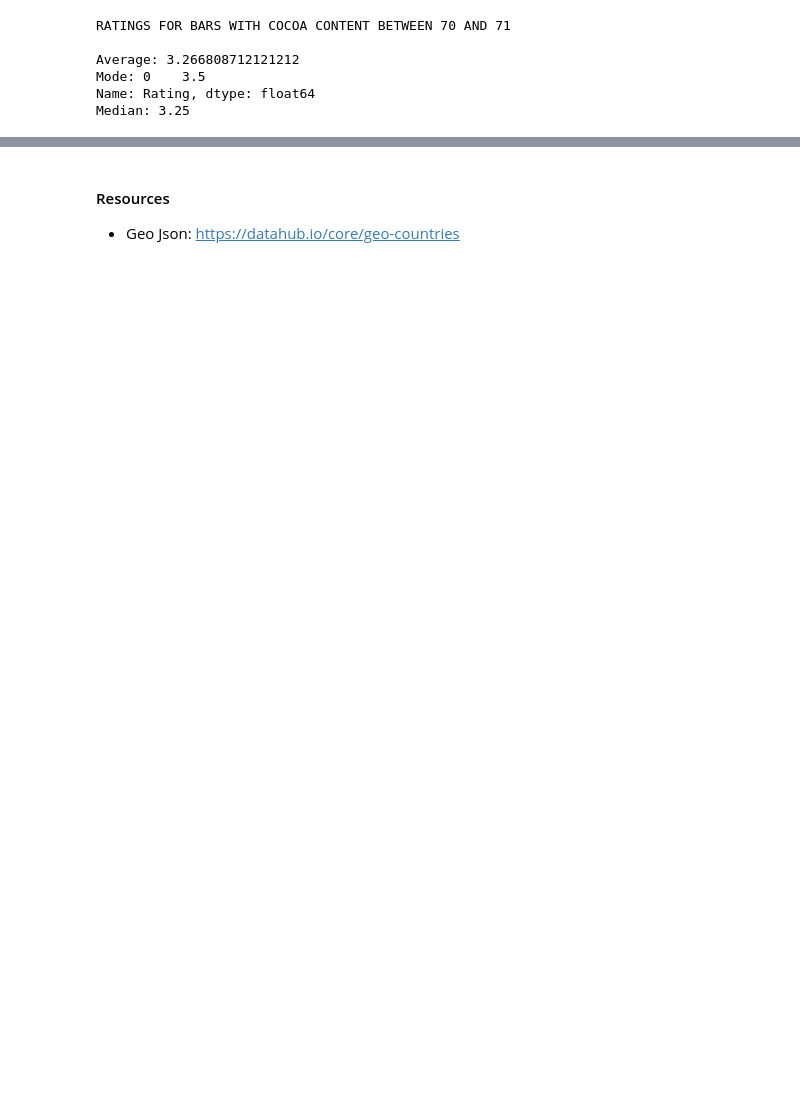
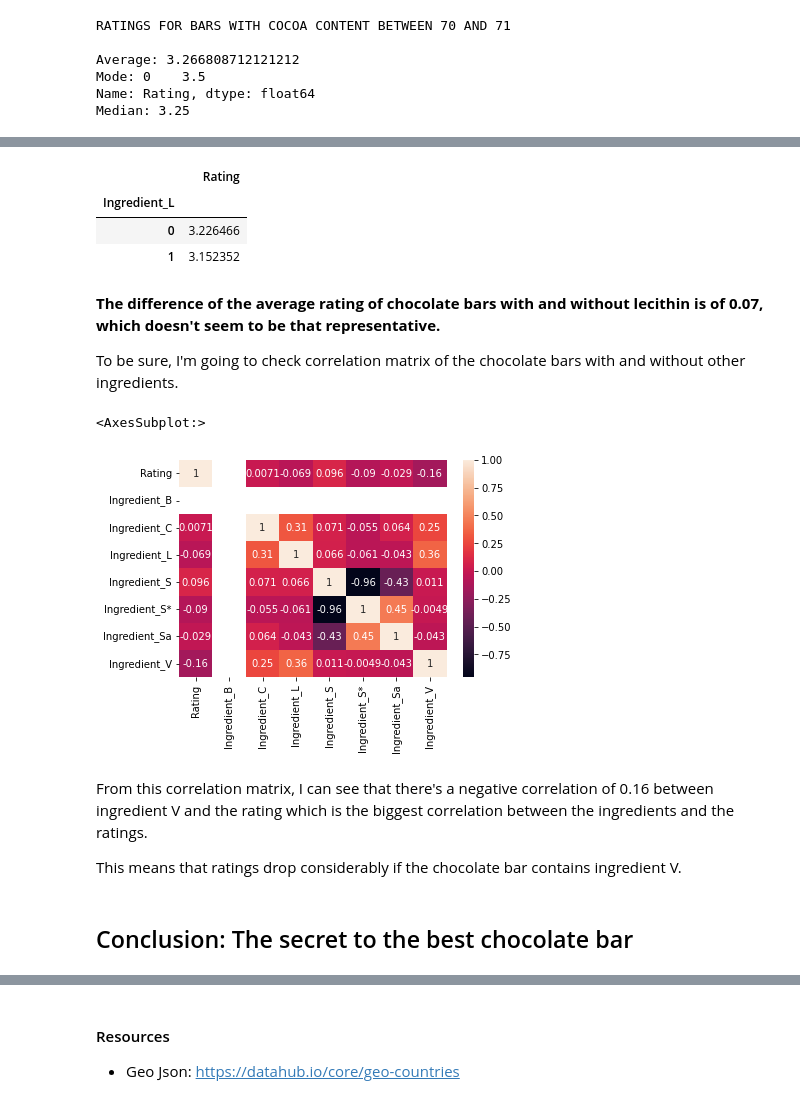
Before and after one commit to Maria-Inigo/Chocolate-Bars, a Jupyter notebook: Notebooks/2-EDA.ipynb, the cells around one changed output, grey strips where cells are left out. Saved outputs shown, nothing was run; the diff lists cells and outputs as text; code cells hidden in the pictures; blank space fills up the shorter version.

Commit message:
conclusion

```diff
--- a/Notebooks/2-EDA.ipynb
+++ b/Notebooks/2-EDA.ipynb
@@ -270,0 +201,28 @@ There are a wide range of ratings for chocolate bars with cocoa percent between
+# %%
+# Get the dataframe with the check on whether the chocolate bar contains Lecithin and its rating
+rating_L_df = df.groupby('Ingredient_L')[['Rating']].mean()
+
+rating_L_df
+# %% [output]
+|  | Rating |
+| Ingredient_L |  |
+| 0 | 3.226466 |
+| 1 | 3.152352 |
+# %% [markdown]
+**The difference of the average rating of chocolate bars with and without lecithin is of 0.07, which doesn't seem to be that representative.**
+
+To be sure, I'm going to check correlation matrix of the chocolate bars with and without other ingredients.
+# %%
+rating_ingredients_df = df[['Rating', 'Ingredient_B',	'Ingredient_C',	'Ingredient_L',	'Ingredient_S',	'Ingredient_S*',	'Ingredient_Sa',	'Ingredient_V']]
+correlation_matrix = rating_ingredients_df.corr()
+round(correlation_matrix, 2)
+sns.heatmap(correlation_matrix, annot=True)
+# %% [output]
+<AxesSubplot:>
+[figure, added]
+# %% [markdown]
+From this correlation matrix, I can see that there's a negative correlation of 0.16 between ingredient V and the rating which is the biggest correlation between the ingredients and the ratings.
+
+This means that ratings drop considerably if the chocolate bar contains ingredient V.
+# %% [markdown]
+## Conclusion: The secret to the best chocolate bar
```
Also changed, not shown: parts of 34 cells of this notebook.
